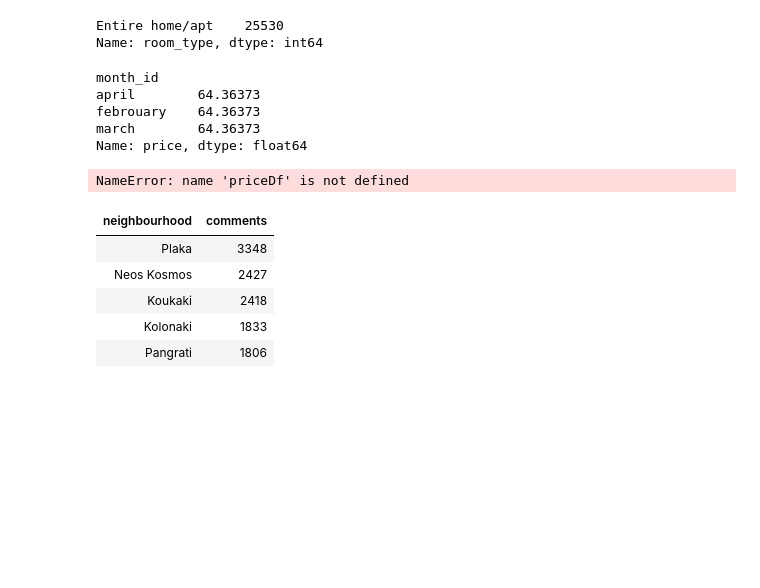
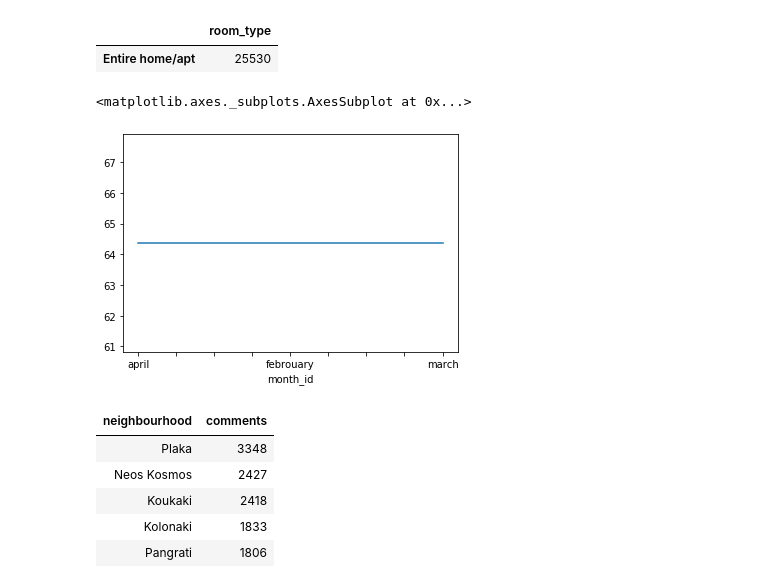
Before and after one commit to Myrto-Iglezou/Airbnb-Data-Analysis-, a Jupyter notebook: dm_project_1.ipynb, the cells around one changed output. Drawn from its saved outputs; the diff is of its cells as text; code cells hidden in the pictures; blank space fills up the shorter version.

```diff
--- a/dm_project_1.ipynb
+++ b/dm_project_1.ipynb
@@ -63,34 +69,24 @@ df.to_csv("train.csv")
 # %%
 # 1
-df['room_type'].value_counts().head(1)
+dt = df['room_type'].value_counts().head(1)
+tempdf = DataFrame(data=dt)
+tempdf
 # %% [output]
-Entire home/apt    25530
-Name: room_type, dtype: int64
+|  | room_type |
+| Entire home/apt | 25530 |
 # %%
 # 2
 
 groupbymonth = df.groupby(by='month_id')
 dfaverage = groupbymonth['price'].mean()
-dfaverage
-# pl = priceDf.sort_values('date',ascending=True)
-# pl.head(50)
-# plt.plot(pl['date'],pl['price'],'.')
-# plt.xticks(rotation='vertical')
-
-# priceDf.plot(kind='line',x='host_since',y='price')
-# dfaverage.plot(x='per_month',y='price')
+dfaverage.plot(x='per_month',y='price')
 # %% [output]
-month_id
-april        64.36373
-febrouary    64.36373
-march        64.36373
-Name: price, dtype: float64
+<matplotlib.axes._subplots.AxesSubplot at 0x...>
+[figure, added]
 # %%
-groupbymonth = priceDf.groupby(by='month_id')
-dfaverage = groupbymonth['price'].mean()
-dfaverage.plot(x='per_month',y='price')
+# groupbymonth = priceDf.groupby(by='month_id')
+# dfaverage = groupbymonth['price'].mean()
+# dfaverage.plot(x='per_month',y='price')
-# %% [output]
-NameError: name 'priceDf' is not defined
 # %%
 # 3
 
```
Also changed, not shown: parts of 9 cells of this notebook, 1 other file.
